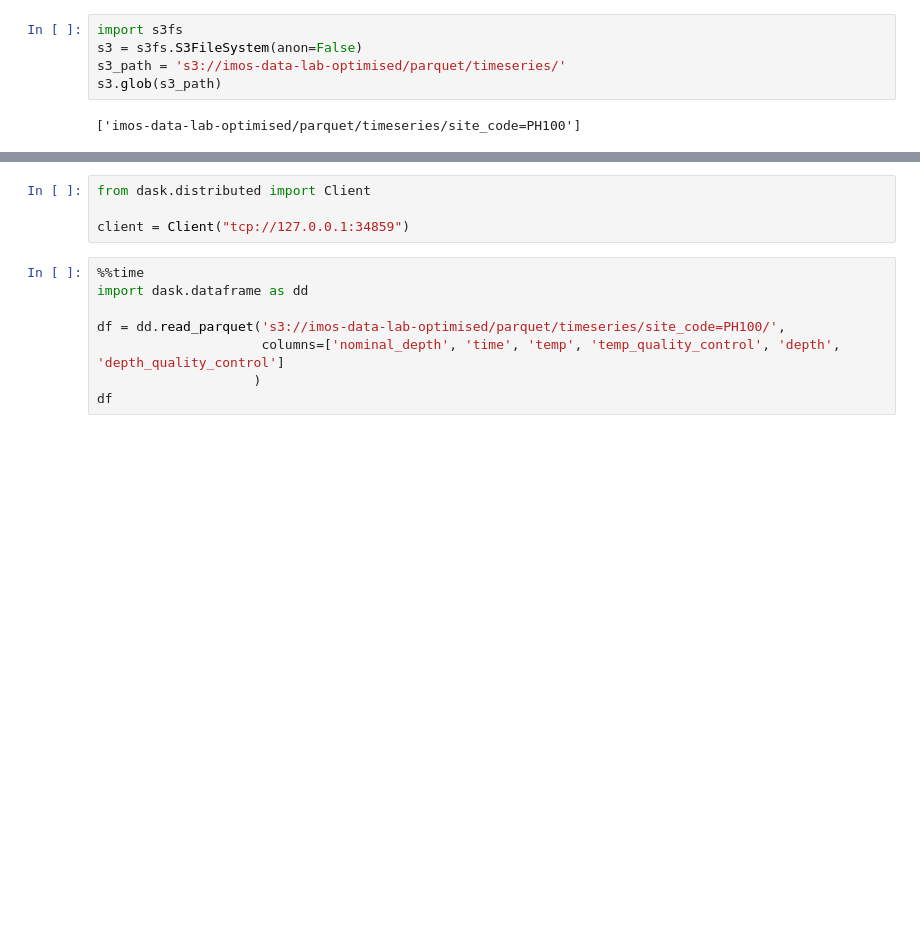
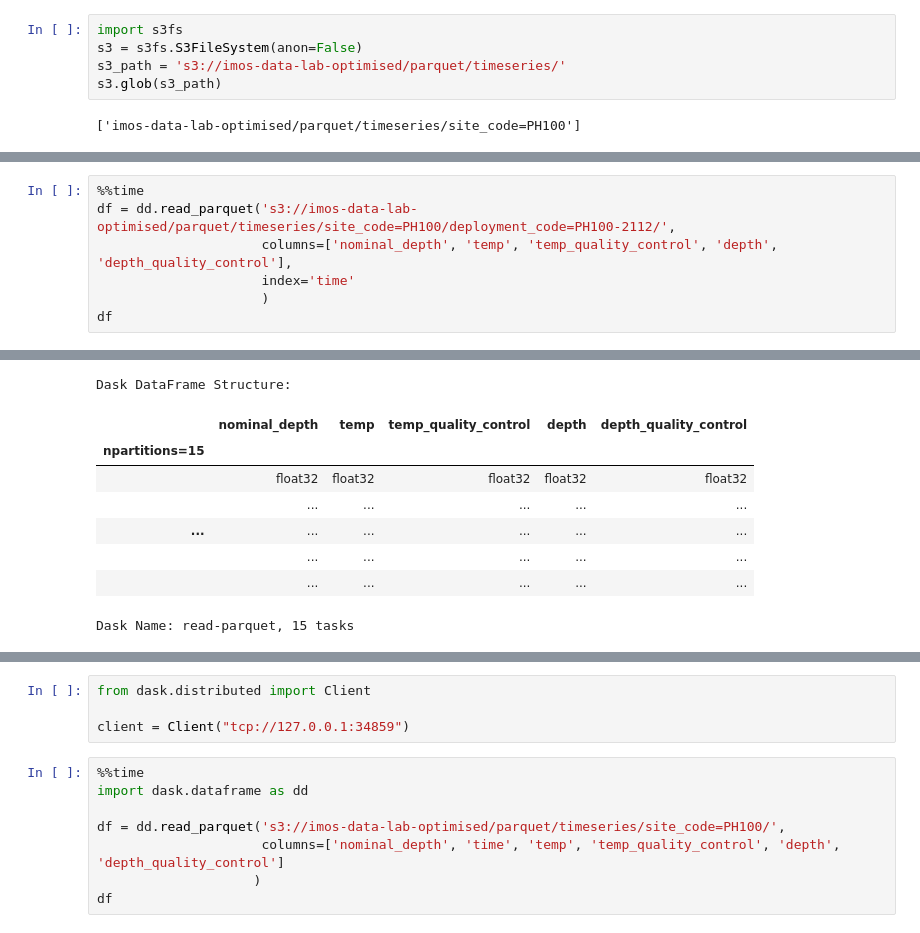
Before and after one commit to aodn/aodn-public-notebooks, a Jupyter notebook: parquet/Moorings_timeseries_parquet_Dask.ipynb, the cells around one changed output, grey strips where cells are left out. Drawn from its saved outputs; the diff is of its cells as text; blank space fills up the shorter version.

```diff
--- a/parquet/Moorings_timeseries_parquet_Dask.ipynb
+++ b/parquet/Moorings_timeseries_parquet_Dask.ipynb
@@ -9,0 +19,8 @@ s3.glob(s3_path)
+# %%
+%%time
+df = dd.read_parquet('s3://imos-data-lab-optimised/parquet/timeseries/site_code=PH100/deployment_code=PH100-2112/',
+                     columns=['nominal_depth', 'temp', 'temp_quality_control', 'depth', 'depth_quality_control'],
+                     index='time'
+                     )
+df
+# %% [output]
@@ -9,0 +29,9 @@ s3.glob(s3_path)
+Dask DataFrame Structure:
+|  | nominal_depth | temp | temp_quality_control | depth | depth_quality_control |
+| npartitions=15 |  |  |  |  |  |
+|  | float32 | float32 | float32 | float32 | float32 |
+|  | ... | ... | ... | ... | ... |
+| ... | ... | ... | ... | ... | ... |
+|  | ... | ... | ... | ... | ... |
+|  | ... | ... | ... | ... | ... |
+Dask Name: read-parquet, 15 tasks
```
Also changed, not shown: parts of 10 cells of this notebook.
